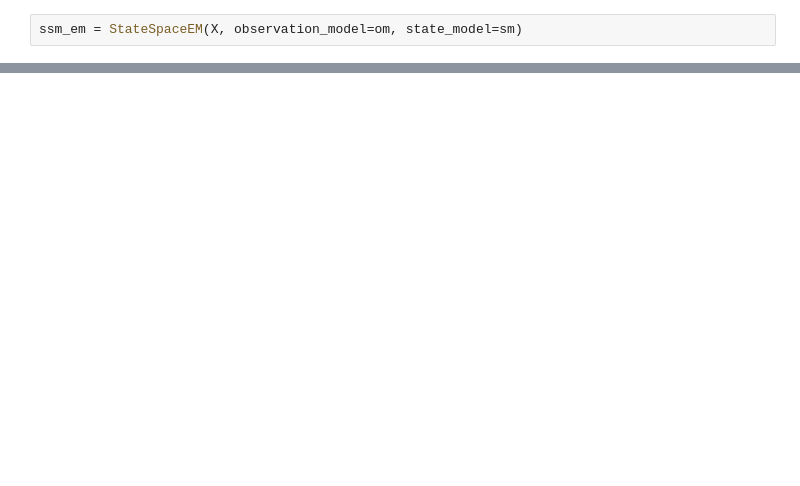
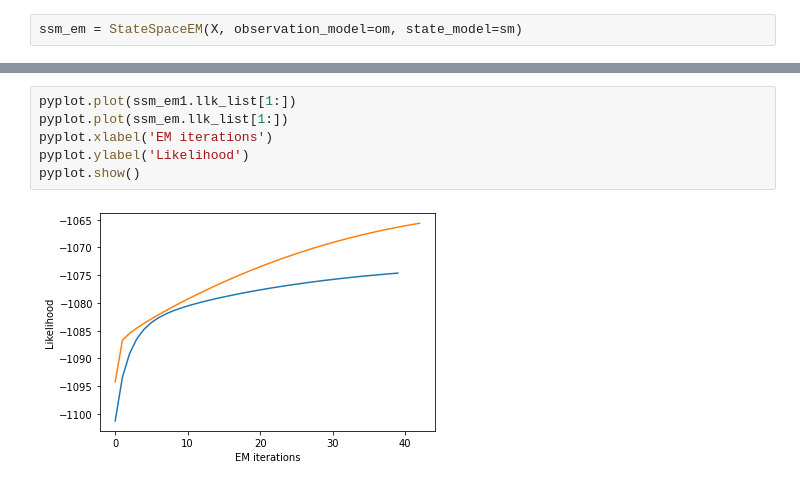
Before and after one commit to christiando/gaussian-toolbox, a Jupyter notebook: notebooks/timeseries/SSMExamples.ipynb, the cells around one changed output, grey strips where cells are left out. Drawn from its saved outputs; the diff is of its cells as text; blank space fills up the shorter version.

```diff
--- a/notebooks/timeseries/SSMExamples.ipynb
+++ b/notebooks/timeseries/SSMExamples.ipynb
@@ -43,0 +97,8 @@ EM did converge.
+# %%
+pyplot.plot(ssm_em1.llk_list[1:])
+pyplot.plot(ssm_em.llk_list[1:])
+pyplot.xlabel('EM iterations')
+pyplot.ylabel('Likelihood')
+pyplot.show()
+# %% [output]
+[figure, added]
```
Also changed, not shown: parts of 37 cells of this notebook, 1 other file.
